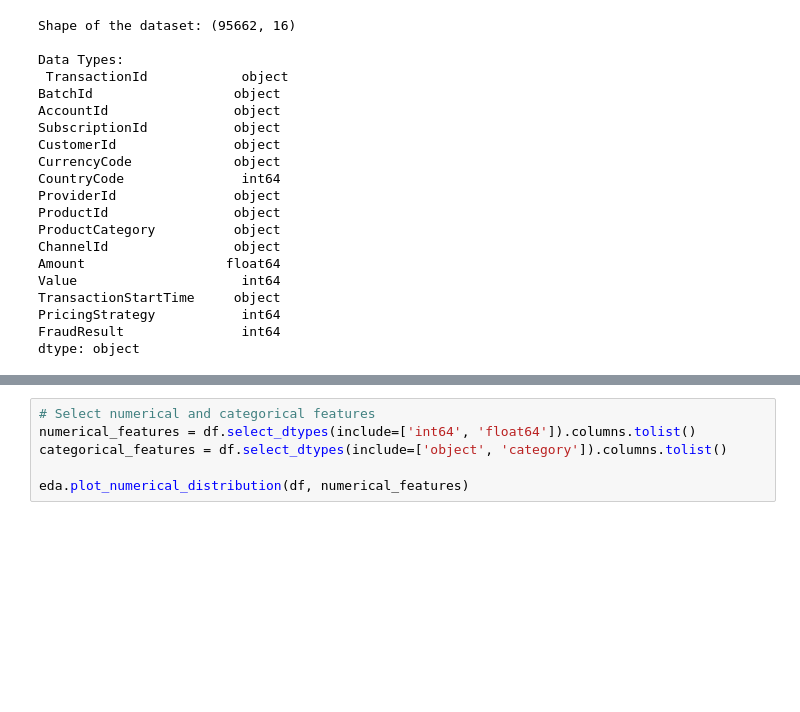
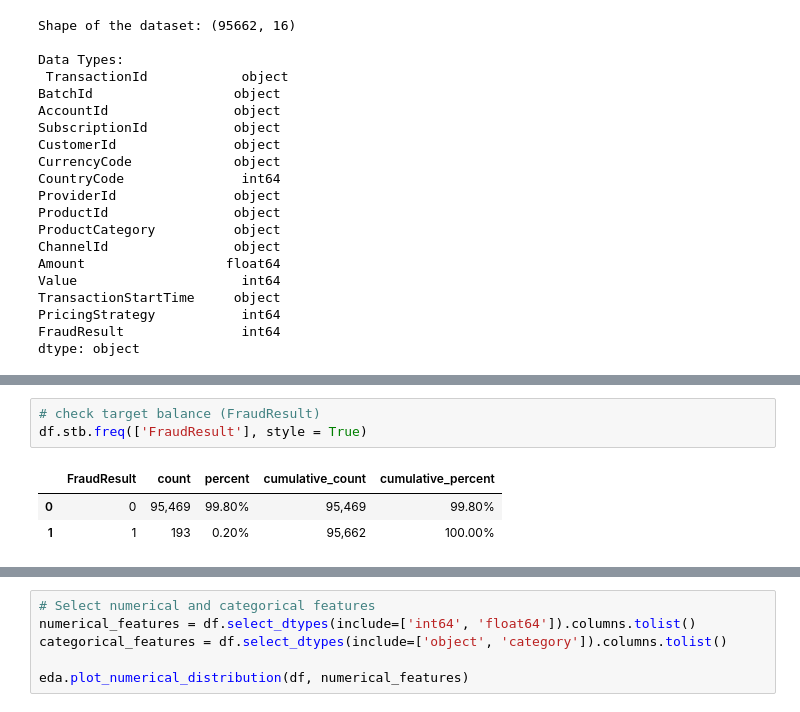
Before and after one commit to Tsebaot-Girma/credit-risk-modeling, a Jupyter notebook: notebooks/eda.ipynb, the cells around one changed output, grey strips where cells are left out. Cells and saved outputs as stored; diff of their text form; blank space fills up the shorter version.

```diff
--- a/notebooks/eda.ipynb
+++ b/notebooks/eda.ipynb
@@ -55 +72,8 @@ dtype: object
+# %%
+# check target balance (FraudResult)
+df.stb.freq(['FraudResult'], style = True)
+# %% [output]
+|  | FraudResult | count | percent | cumulative_count | cumulative_percent |
+| 0 | 0 | 95,469 | 99.80% | 95,469 | 99.80% |
+| 1 | 1 | 193 | 0.20% | 95,662 | 100.00% |
 # %%
```
Also changed, not shown: parts of 6 cells of this notebook, 11 other files.
